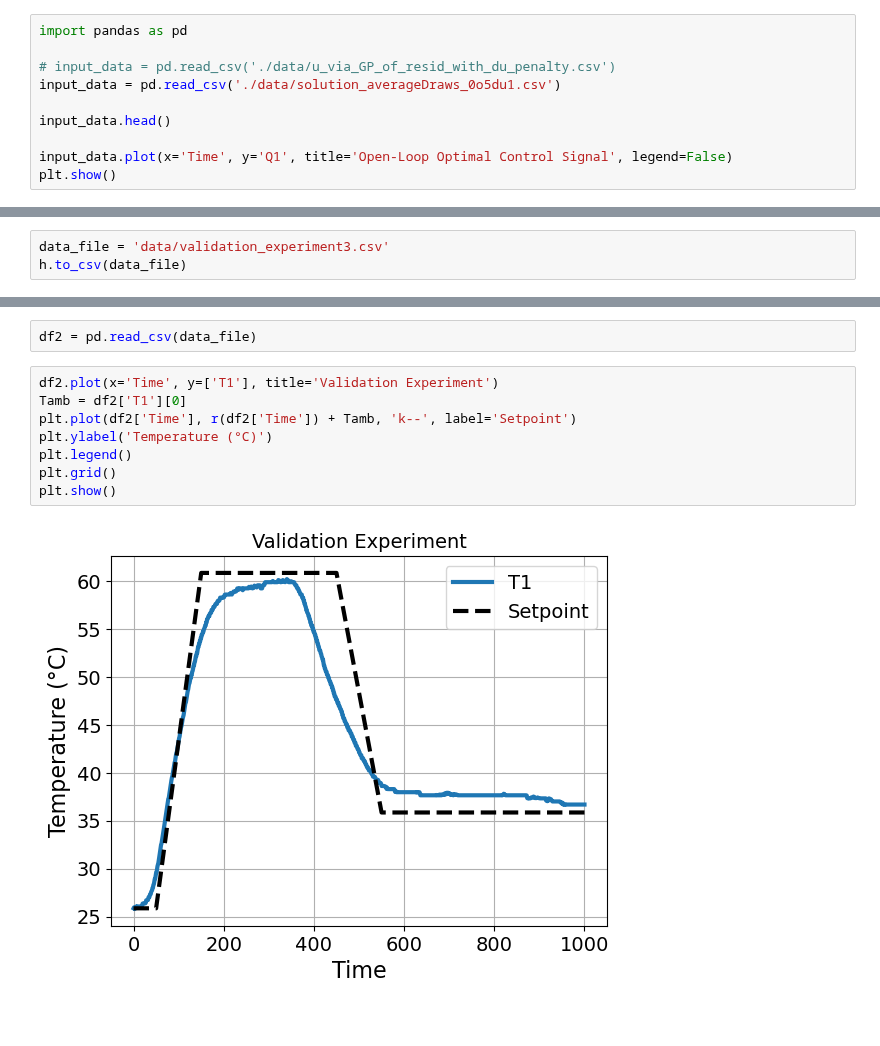
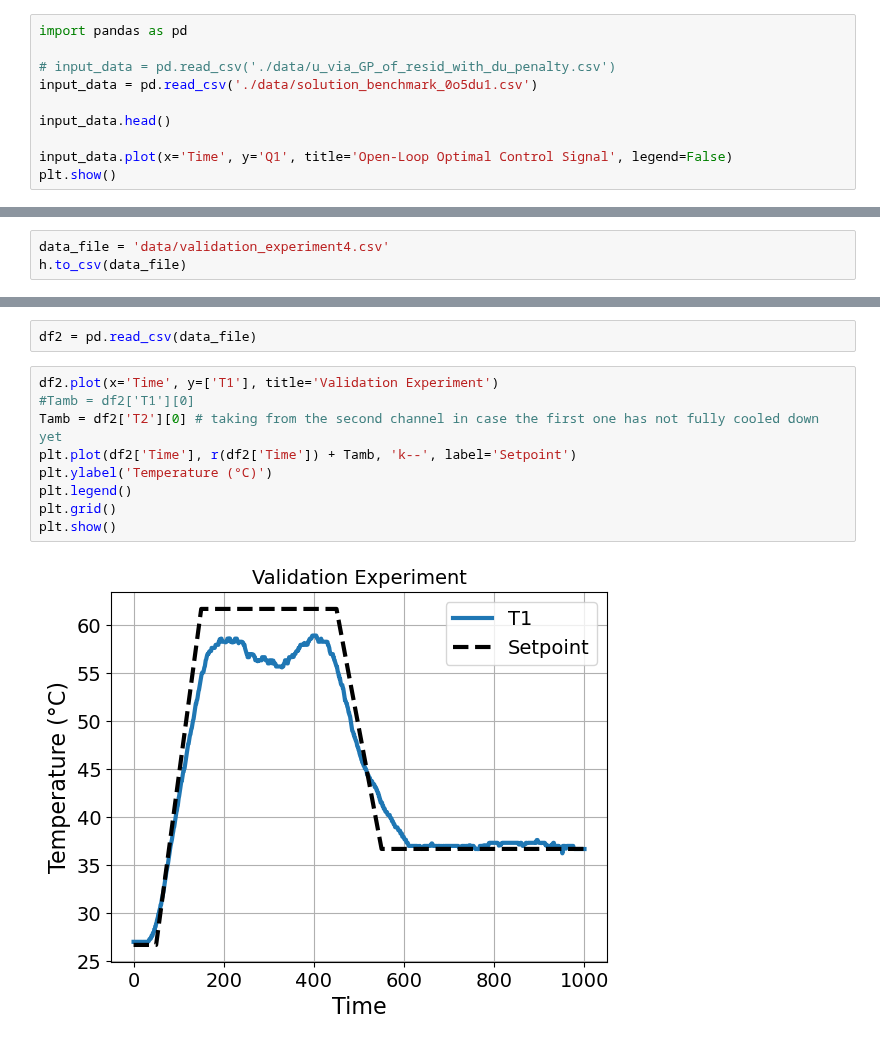
Before and after one commit to jakekrell/FoKL-GPy, a Jupyter notebook: examples/pyomo_tclab/tclab_experiment_validation.ipynb, the cells around one changed output, grey strips where cells are left out. Drawn from its saved outputs; the diff is of its cells as text.

Commit message:
Added validation experiment 4

```diff
--- a/examples/pyomo_tclab/tclab_experiment_validation.ipynb
+++ b/examples/pyomo_tclab/tclab_experiment_validation.ipynb
@@ -36,7 +36,7 @@ plt.rc('lines', linewidth=3)
 import pandas as pd
 
 # input_data = pd.read_csv('./data/u_via_GP_of_resid_with_du_penalty.csv')
-input_data = pd.read_csv('./data/solution_averageDraws_0o5du1.csv')
+input_data = pd.read_csv('./data/solution_benchmark_0o5du1.csv')
 
 input_data.head()
 
@@ -81,5 +81,5 @@ TCLab disconnected successfully.
 # %%
-data_file = 'data/validation_experiment3.csv'
+data_file = 'data/validation_experiment4.csv'
 h.to_csv(data_file)
 # %%
 tvec = [0, 50, 150, 450, 550, 1000]
@@ -90,11 +90,12 @@ def r(t):  # setpoint/reference
 df2 = pd.read_csv(data_file)
 # %%
 df2.plot(x='Time', y=['T1'], title='Validation Experiment')
-Tamb = df2['T1'][0]
+#Tamb = df2['T1'][0]
+Tamb = df2['T2'][0] # taking from the second channel in case the first one has not fully cooled down yet
 plt.plot(df2['Time'], r(df2['Time']) + Tamb, 'k--', label='Setpoint')
 plt.ylabel('Temperature (°C)')
 plt.legend()
 plt.grid()
 plt.show()
 # %% [output]
-[figure, old version]
+[figure, new version]
```
Also changed, not shown: parts of 3 cells of this notebook, 2 other files.
